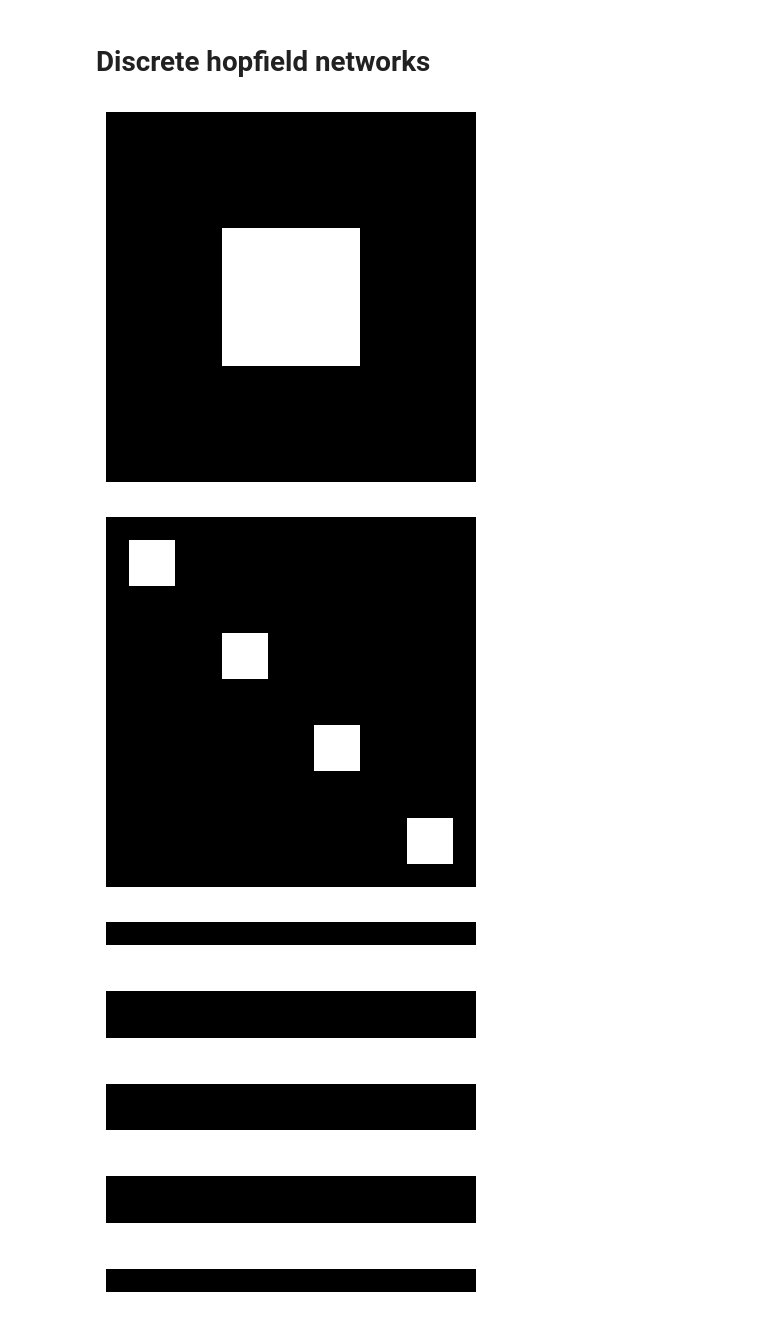
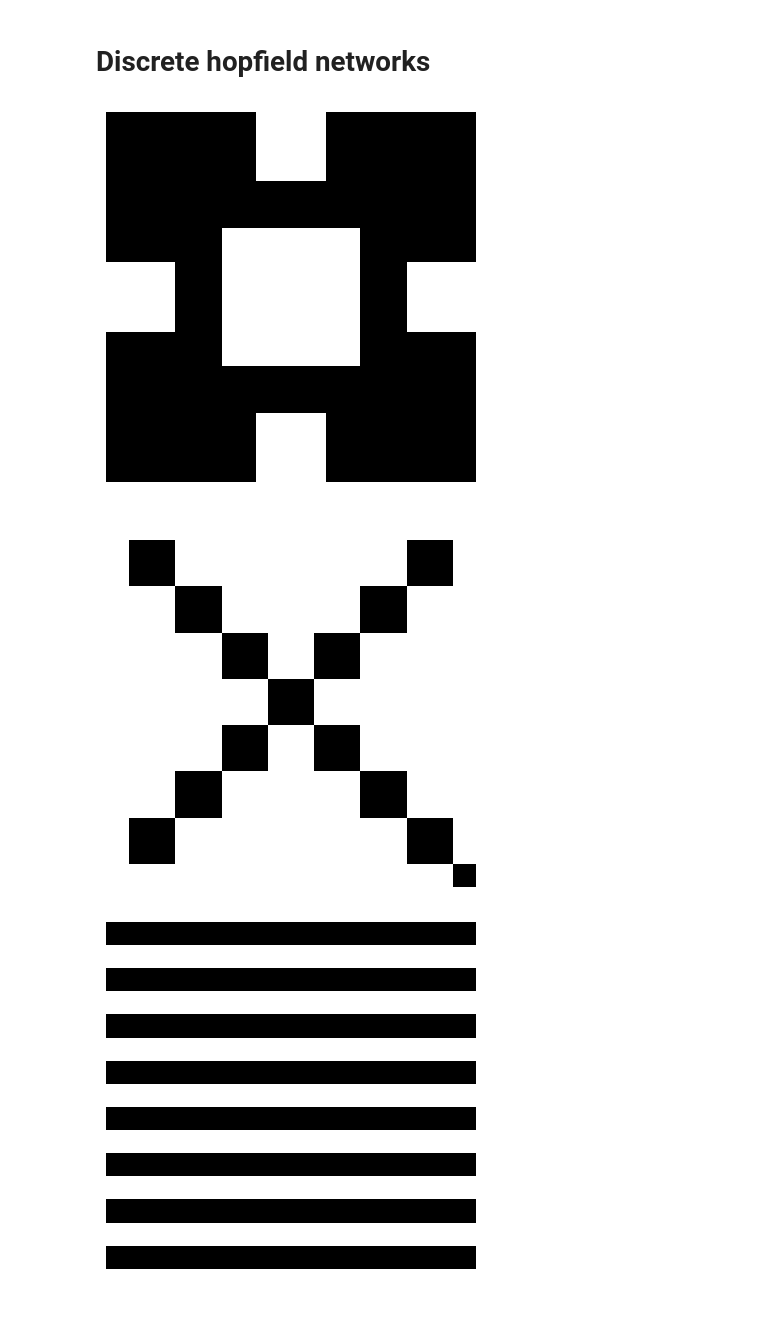
Before and after one commit to daniel-koronthaly/HopfieldImages, a Jupyter notebook: hopfield.ipynb, the cells around one changed output. Cells and saved outputs as stored; diff of their text form; code cells hidden in the pictures.

```diff
--- a/hopfield.ipynb
+++ b/hopfield.ipynb
@@ -322,44 +322,71 @@ def show_image(img):
 
 #Create 5 random patterns
 np.random.seed(13)
-num_images = 3
+num_images = 4
 pattern_size = (32,32)
 
 images = []
 
-square = np.full(pattern_size, -1.0)
-square[10:22, 10:22] = 1.0
-images.append(square)
+# square = np.full(pattern_size, -1.0)
+# square[10:22, 10:22] = 1.0
+# images.append(square)
 
-diagonal = np.full(pattern_size, -1.0)
-for i in range(2, 32, 8):
-    diagonal[i:i+4, i:i+4] = 1.0
-images.append(diagonal)
+# diagonal = np.full(pattern_size, -1.0)
+# for i in range(2, 32, 8):
+#     diagonal[i:i+4, i:i+4] = 1.0
+# images.append(diagonal)
+
+square_plus = np.full(pattern_size, -1.0)
+square_plus[10:22, 10:22] = 1.0
+square_plus[0:6, 13:19] = 1.0
+square_plus[26:32, 13:19] = 1.0
+square_plus[13:19, 26:32] = 1.0
+square_plus[13:19, 0:6] = 1.0
+images.append(square_plus)
+
+big_x = np.full(pattern_size, 1.0)
+for i in range(2, 32, 4):
+    big_x[i:i+4, i:i+4] = -1.0
+    big_x[i:i+4, (28-i):(32-i)] = -1.0
+images.append(big_x)
 
 stripes = np.full(pattern_size, -1.0)
-for i in range(2, 32, 8):
-    stripes[i:i+4, :] = 1.0
+for i in range(2, 32, 4):
+    stripes[i:i+2, :] = 1.0
 images.append(stripes)
+
+concentric = np.full(pattern_size, 1.0)
+start = 0
+stop = 31
+width = 2
+while start <= 16:
+    concentric[start:stop, start:start+width] = -1.0
+    concentric[start:stop, stop-width:stop] = -1.0
+    concentric[start:start+width, start:stop] = -1.0
+    concentric[stop-width:stop, start:stop] = -1.0
+    start += width * 2
+    stop -= width * 2
+images.append(concentric)
 
 for image in images:
     show_image(image)
 color_enabled = False
 num_neurons = 1024
 
 flattened_images = np.reshape(images, (num_images, num_neurons))
 W = flattened_images.T @ flattened_images
 # W = np.zeros((num_neurons, num_neurons))
 
 # # computes W_{ij} = V_i * V_j for all i and j. (Saves all images in weight matrix)
 
 # for image in images:
 #     image_normalized = image / np.linalg.norm(image)
 #     W += np.outer(image_normalized, image_normalized)
 
 # W = W / num_images
 
 # np.fill_diagonal(W, 0)
 # %% [output]
-[figure, old version]
+[figure, new version]
-[figure, old version]
+[figure, new version]
-[figure, old version]
+[figure, new version]
```
Also changed, not shown: parts of 3 cells of this notebook.
